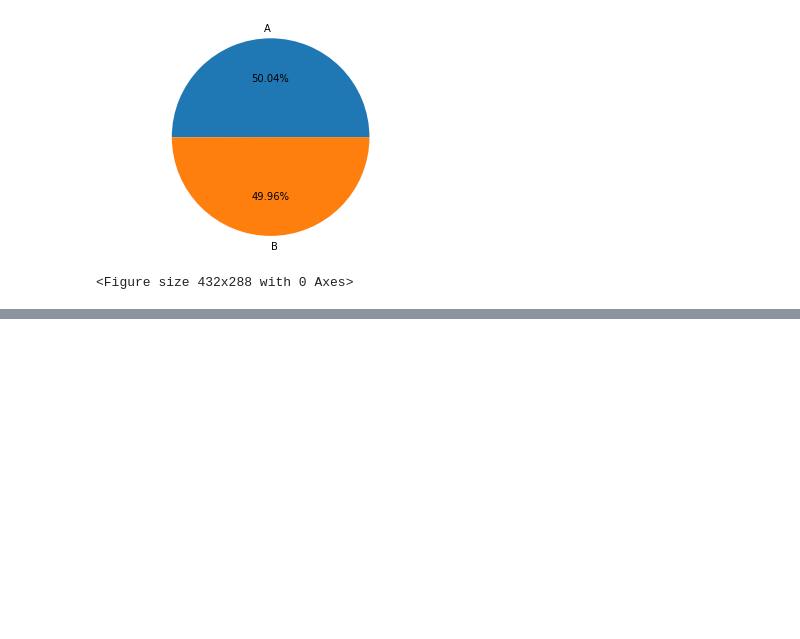
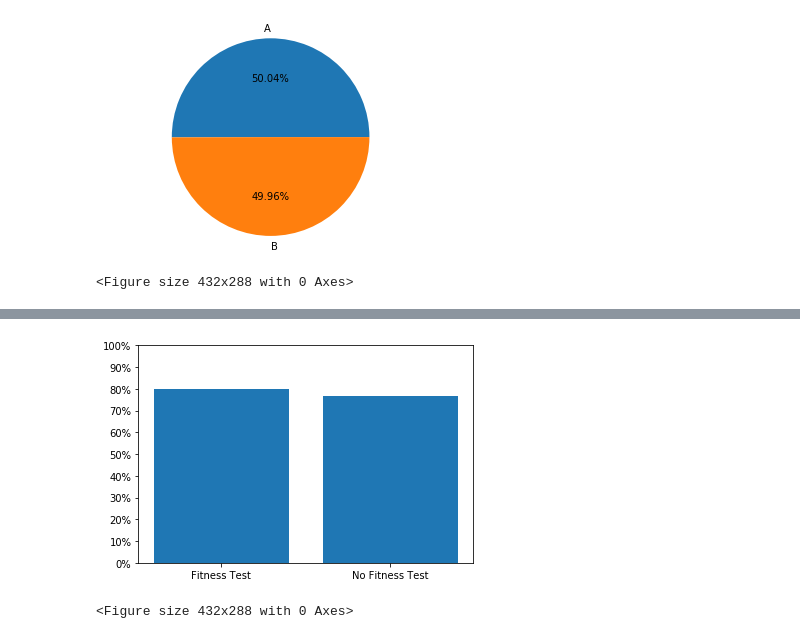
Before and after one commit to Zioq/Gym-Visitor-Data-Analysis-using-a-Funnels-and-Chi2-contingency, a Jupyter notebook: MuscleHub A_B Test Analysis.ipynb, the cells around one changed output, grey strips where cells are left out. Drawn from its saved outputs; the diff is of its cells as text; code cells hidden in the pictures; blank space fills up the shorter version.

```diff
--- a/MuscleHub A_B Test Analysis.ipynb
+++ b/MuscleHub A_B Test Analysis.ipynb
@@ -226,0 +284,4 @@ plt.savefig('ab_test_pie_chart.png')
+# %%
+# Create a DataFrame to contain only people who picked up an application
+only_apps = df[df.is_application=='Application']
+only_apps
@@ -226,0 +302,4 @@ plt.savefig('ab_test_pie_chart.png')
+# %%
+# Let's make a group who apply membership or not based on the group A or B
+member_count = only_apps.groupby(['ab_test_group','is_member']).first_name.count().reset_index()
+member_count
@@ -226,0 +312,4 @@ plt.savefig('ab_test_pie_chart.png')
+# %%
+# Make it as pivot table
+member_pivot = member_count.pivot(columns = 'is_member', index = 'ab_test_group', values = 'first_name')
+member_pivot
@@ -226,0 +321,5 @@ plt.savefig('ab_test_pie_chart.png')
+# %%
+# Add more information columns
+member_pivot['Total'] = member_pivot.Member + member_pivot['Not member']
+member_pivot['Percent Membership'] = member_pivot.Member / member_pivot.Total
+member_pivot
@@ -226,0 +395,13 @@ plt.savefig('ab_test_pie_chart.png')
+# %%
+# Percent of Application who Purchase
+ax = plt.subplot()
+plt.bar(range(len(member_pivot)),member_pivot['Percent Membership'].values)
+ax.set_xticks(range(len(member_pivot)))
+ax.set_xticklabels(['Fitness Test', 'No Fitness Test'])
+ax.set_yticks([0, 0.1, 0.2, 0.3, 0.4, 0.5, 0.6, 0.7, 0.8, 0.9, 1])
+ax.set_yticklabels(['0%', '10%', '20%', '30%', '40%', '50%', '60%', '70%', '80%', '90%', '100%'])
+plt.show()
+plt.savefig('percent_apply_purchase_barchart.png')
+# %% [output]
+[figure, added]
+<Figure size 432x288 with 0 Axes>
```
Also changed, not shown: parts of 27 cells of this notebook, 3 other files.
